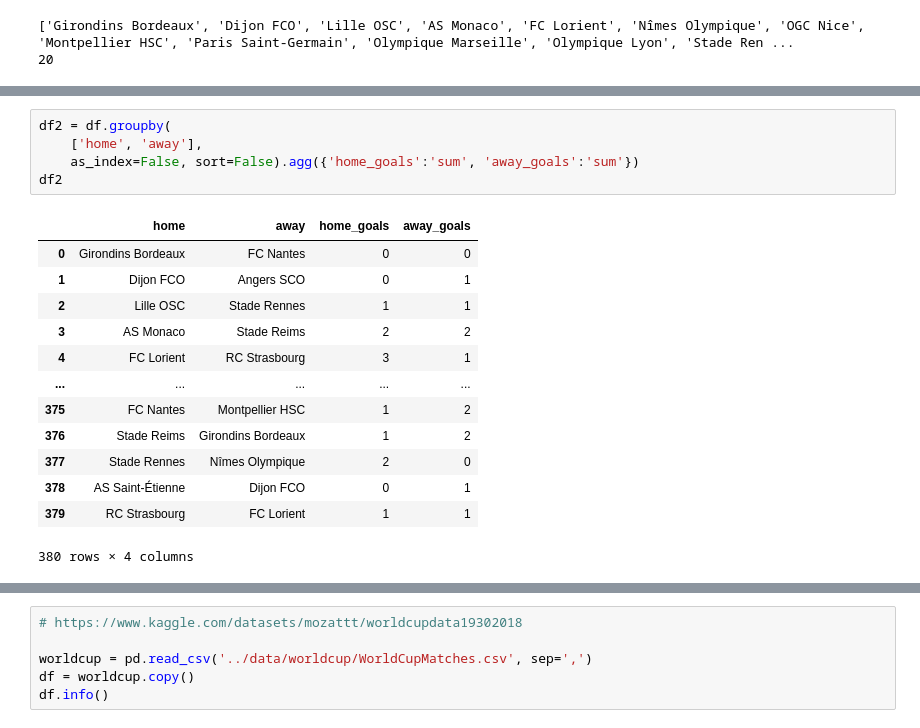
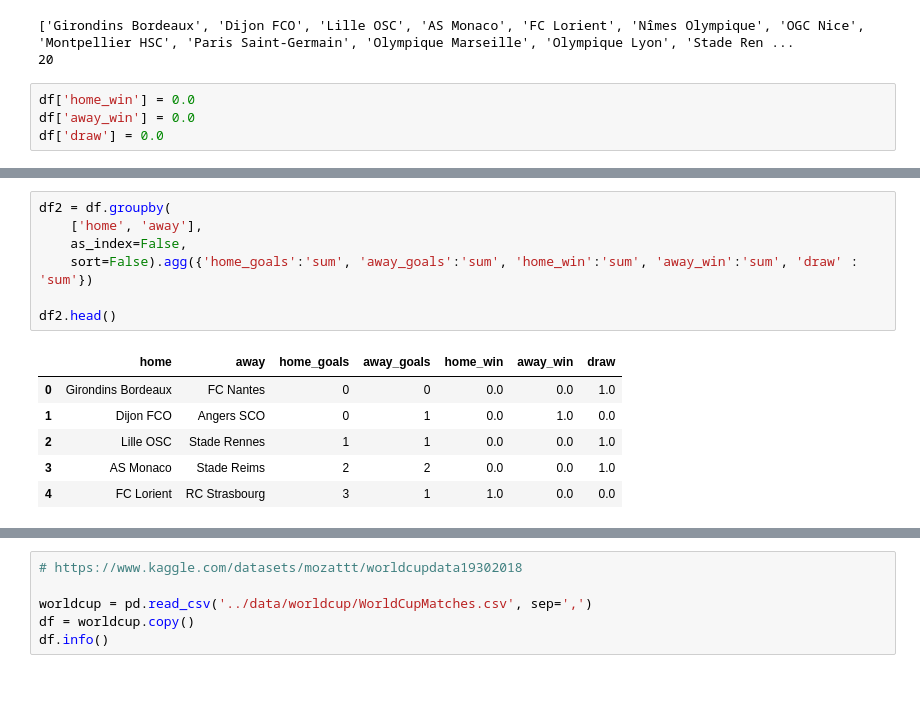
Before and after one commit to jesusossian/complex_networks, a Jupyter notebook: notebooks/datasets_fut.ipynb, the cells around one changed output, grey strips where cells are left out. Saved outputs shown, nothing was run; the diff lists cells and outputs as text; blank space fills up the shorter version.

```diff
--- a/notebooks/datasets_fut.ipynb
+++ b/notebooks/datasets_fut.ipynb
@@ -1077,3 +1242,7 @@ print(len(vertices))
 # %% [output]
 ['Girondins Bordeaux', 'Dijon FCO', 'Lille OSC', 'AS Monaco', 'FC Lorient', 'Nîmes Olympique', 'OGC Nice', 'Montpellier HSC', 'Paris Saint-Germain', 'Olympique Marseille', 'Olympique Lyon', 'Stade Ren ...
 20
+# %%
+df['home_win'] = 0.0
+df['away_win'] = 0.0
+df['draw'] = 0.0
@@ -1080,19 +1261,14 @@ print(len(vertices))
 # %%
 df2 = df.groupby(
     ['home', 'away'],
-    as_index=False, sort=False).agg({'home_goals':'sum', 'away_goals':'sum'})
-df2
+    as_index=False,
+    sort=False).agg({'home_goals':'sum', 'away_goals':'sum', 'home_win':'sum', 'away_win':'sum', 'draw' : 'sum'})
+
+df2.head()
 # %% [output]
-|  | home | away | home_goals | away_goals |
-| 0 | Girondins Bordeaux | FC Nantes | 0 | 0 |
-| 1 | Dijon FCO | Angers SCO | 0 | 1 |
-| 2 | Lille OSC | Stade Rennes | 1 | 1 |
-| 3 | AS Monaco | Stade Reims | 2 | 2 |
-| 4 | FC Lorient | RC Strasbourg | 3 | 1 |
-| ... | ... | ... | ... | ... |
-| 375 | FC Nantes | Montpellier HSC | 1 | 2 |
-| 376 | Stade Reims | Girondins Bordeaux | 1 | 2 |
-| 377 | Stade Rennes | Nîmes Olympique | 2 | 0 |
-| 378 | AS Saint-Étienne | Dijon FCO | 0 | 1 |
-| 379 | RC Strasbourg | FC Lorient | 1 | 1 |
+|  | home | away | home_goals | away_goals | home_win | away_win | draw |
+| 0 | Girondins Bordeaux | FC Nantes | 0 | 0 | 0.0 | 0.0 | 1.0 |
+| 1 | Dijon FCO | Angers SCO | 0 | 1 | 0.0 | 1.0 | 0.0 |
+| 2 | Lille OSC | Stade Rennes | 1 | 1 | 0.0 | 0.0 | 1.0 |
+| 3 | AS Monaco | Stade Reims | 2 | 2 | 0.0 | 0.0 | 1.0 |
+| 4 | FC Lorient | RC Strasbourg | 3 | 1 | 1.0 | 0.0 | 0.0 |
-380 rows × 4 columns
```
Also changed, not shown: parts of 130 cells of this notebook, 1 other file.
